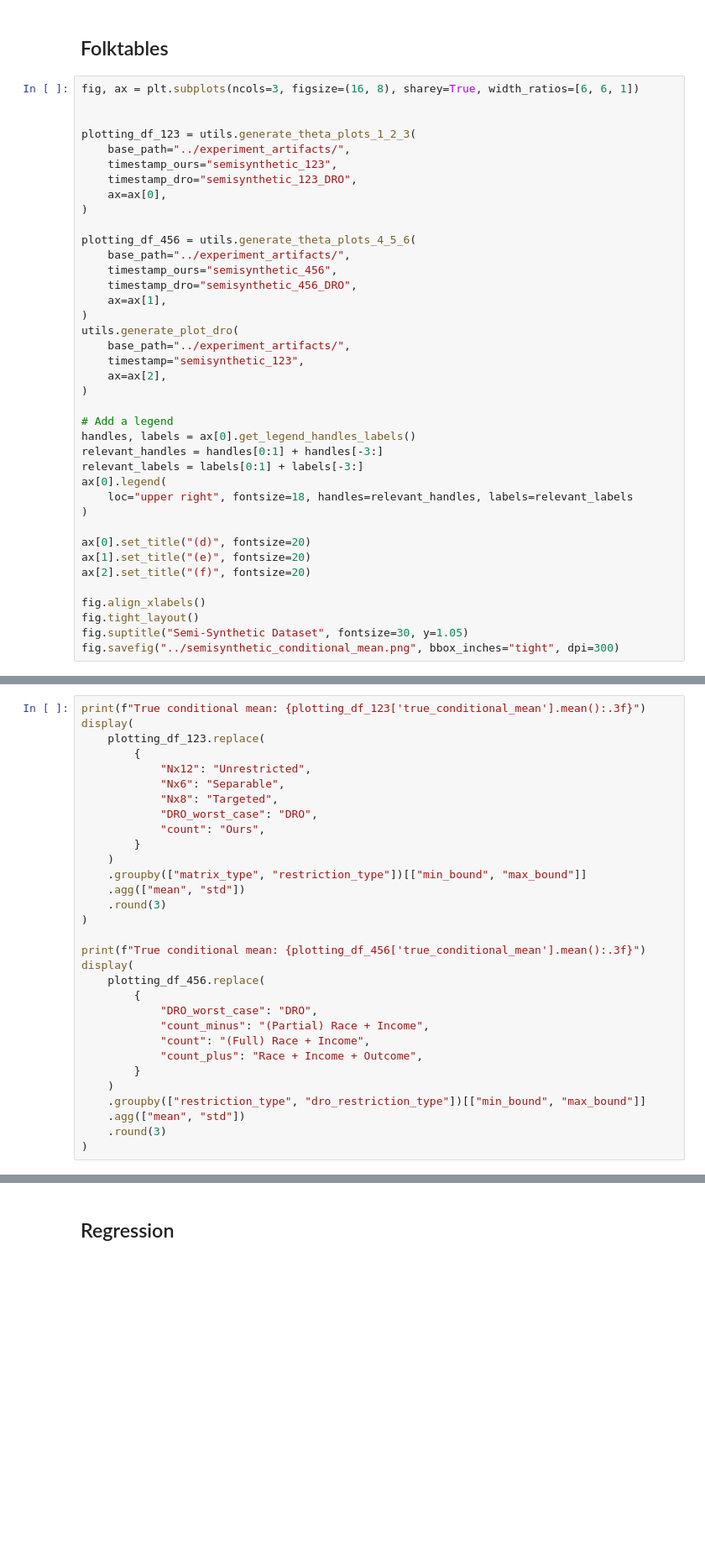
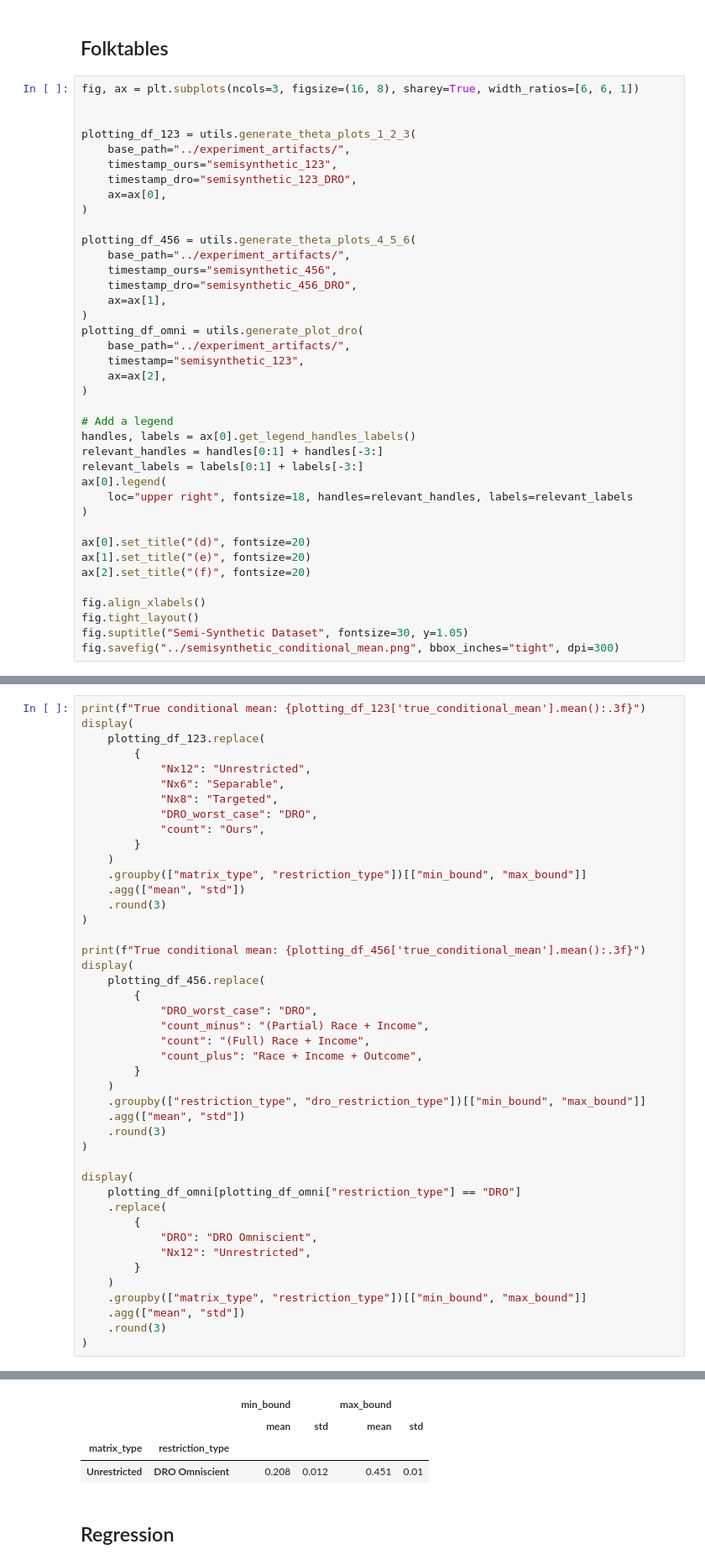
Before and after one commit to secg5/inference_contrained_distribution_shift, a Jupyter notebook: plotting/paper_plots.ipynb, the cells around one changed output, grey strips where cells are left out. Shown: that part at 84% size. Drawn from its saved outputs; the diff is of its cells as text; blank space fills up the shorter version.

```diff
--- a/plotting/paper_plots.ipynb
+++ b/plotting/paper_plots.ipynb
@@ -125,7 +139,7 @@ plotting_df_456 = utils.generate_theta_plots_4_5_6(
     timestamp_dro="semisynthetic_456_DRO",
     ax=ax[1],
 )
-utils.generate_plot_dro(
+plotting_df_omni = utils.generate_plot_dro(
     base_path="../experiment_artifacts/",
     timestamp="semisynthetic_123",
     ax=ax[2],
@@ -174,33 +188,50 @@ display(
             "count_minus": "(Partial) Race + Income",
             "count": "(Full) Race + Income",
             "count_plus": "Race + Income + Outcome",
         }
     )
     .groupby(["restriction_type", "dro_restriction_type"])[["min_bound", "max_bound"]]
     .agg(["mean", "std"])
     .round(3)
 )
+
+display(
+    plotting_df_omni[plotting_df_omni["restriction_type"] == "DRO"]
+    .replace(
+        {
+            "DRO": "DRO Omniscient",
+            "Nx12": "Unrestricted",
+        }
+    )
+    .groupby(["matrix_type", "restriction_type"])[["min_bound", "max_bound"]]
+    .agg(["mean", "std"])
+    .round(3)
+)
 # %% [output]
 True conditional mean: 0.376
 |  |  | min_bound |  | max_bound |  |
 |  |  | mean | std | mean | std |
 | matrix_type | restriction_type |  |  |  |  |
 | Separable | DRO | 0.129 | 0.004 | 0.433 | 0.008 |
 |  | Ours | 0.371 | 0.007 | 0.383 | 0.009 |
 | Targeted | DRO | 0.129 | 0.004 | 0.433 | 0.008 |
 |  | Ours | 0.366 | 0.015 | 0.385 | 0.010 |
 | Unrestricted | DRO | 0.132 | 0.055 | 0.602 | 0.107 |
 |  | Ours | 0.161 | 0.003 | 0.509 | 0.004 |
 True conditional mean: 0.376
 |  |  | min_bound |  | max_bound |  |
 |  |  | mean | std | mean | std |
 | restriction_type | dro_restriction_type |  |  |  |  |
 | (Full) Race + Income | (Full) Race + Income | 0.160 | 0.004 | 0.513 | 0.006 |
 | (Partial) Race + Income | (Partial) Race + Income | 0.067 | 0.004 | 0.666 | 0.012 |
 | DRO | (Full) Race + Income | 0.093 | 0.003 | 0.678 | 0.014 |
 |  | (Partial) Race + Income | 0.064 | 0.004 | 0.753 | 0.015 |
 |  | Race + Income + Outcome | 0.093 | 0.003 | 0.677 | 0.013 |
 | Race + Income + Outcome | Race + Income + Outcome | 0.184 | 0.008 | 0.389 | 0.007 |
+|  |  | min_bound |  | max_bound |  |
+|  |  | mean | std | mean | std |
+| matrix_type | restriction_type |  |  |  |  |
+| Unrestricted | DRO Omniscient | 0.208 | 0.012 | 0.451 | 0.01 |
 # %% [markdown]
 ## Regression
 # %%
```
Also changed, not shown: parts of 5 cells of this notebook, 1 other file.
